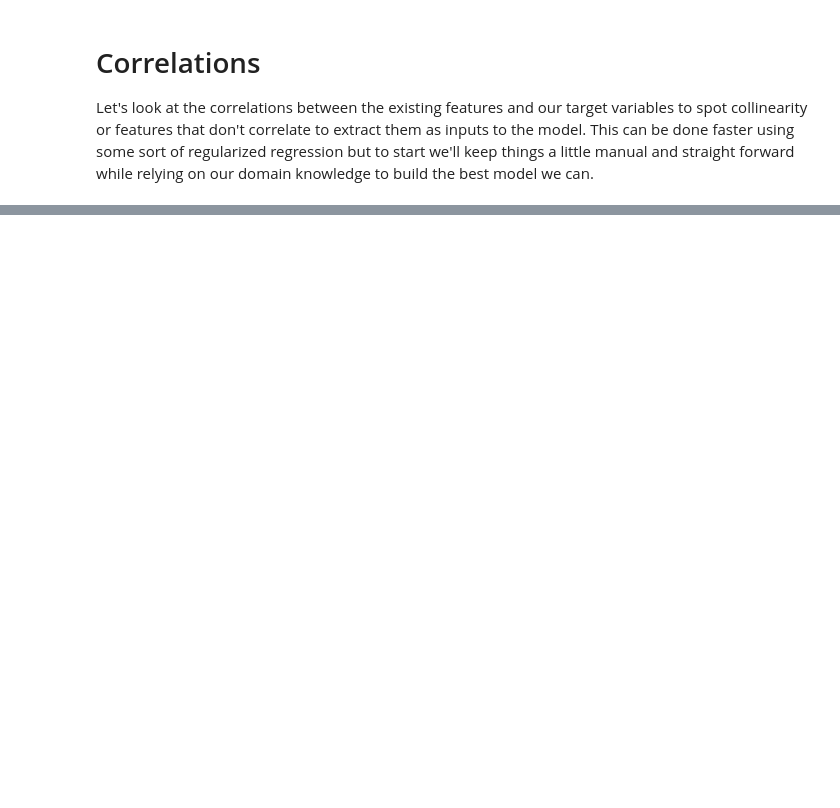
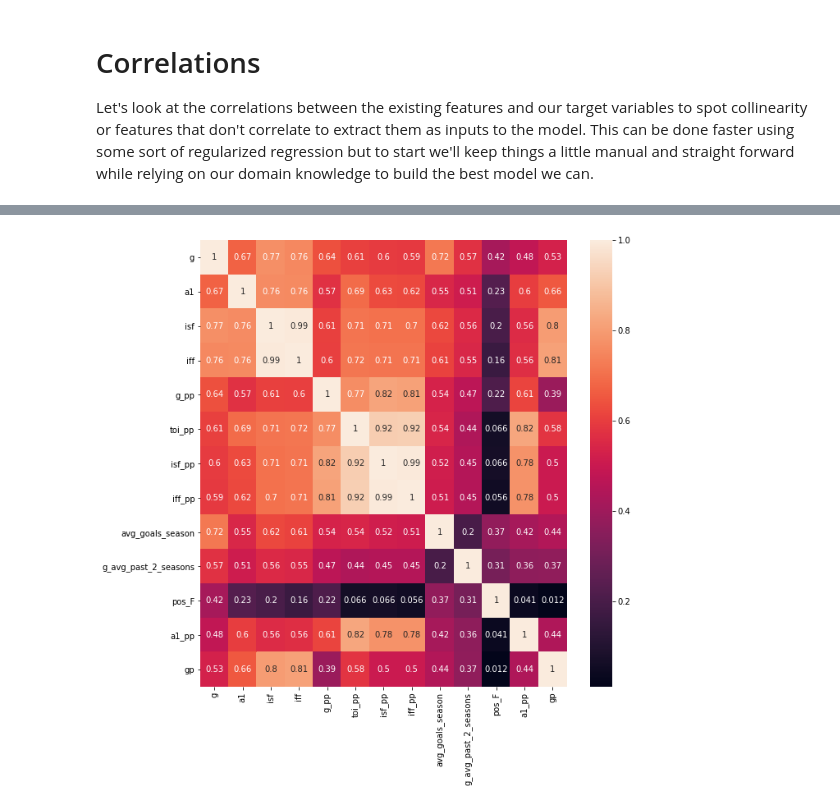
Before and after one commit to mcbarlowe/nhl_analysis, a Jupyter notebook: goal_predict_model.ipynb, the cells around one changed output, grey strips where cells are left out. Cells and saved outputs as stored; diff of their text form; code cells hidden in the pictures; blank space fills up the shorter version.

Commit message:
first version of baseline models done

```diff
--- a/goal_predict_model.ipynb
+++ b/goal_predict_model.ipynb
@@ -22,7 +42,7 @@ def group_data(df):
     df = df.groupby(groupby_columns)[agg_columns].sum().reset_index()
     return df
 
-all_sits_df = group_data(all_sits_df)
+ev_df = group_data(ev_df)
 pp_df = group_data(pp_df)
 # %%
 #join the pp stats to the regular stats
@@ -40,3 +148,15 @@ next_df = total_df.merge(total_df[['api_id', 'season', 'prev_season', 'g', 'seas
+# %%
+next_df = next_df.replace(np.nan, 0)
+feature_columns = ['next_season_age',
+                   'g', 'a1', 'a2', 'toi', 'gp', 'isf', 'iff', 'g_pp', 'a1_pp', 'a2_pp',
+                   'toi_pp', 'isf_pp', 'iff_pp', 'season_next', 'pos_D',
+                   'pos_D/F', 'pos_F', 'toi_gp', 'sh_percent', 'sh_percent_pp', 'avg_goals_season',
+                   'avg_sh_perc', 'sh_perc_diff', 'g_avg_past_2_seasons']
+
+
+x_train, x_test, y_train, y_test = train_test_split(next_df[feature_columns],
+                                                    next_df[['total_goals_next']],
+                                                    test_size=0.2, random_state=8675309)
 # %% [markdown]
 # Correlations
 
@@ -125,11 +163,0 @@ next_df.columns = renamed_columns
-# %%
-next_df = next_df.replace(np.nan, 0)
-feature_columns = ['next_season_age',
-                   'g', 'a1', 'a2', 'toi', 'gp', 'isf', 'iff', 'g_pp', 'a1_pp', 'a2_pp',
-                   'toi_pp', 'isf_pp', 'iff_pp', 'season_next', 'pos_D',
-                   'pos_D/F', 'pos_F', 'toi_gp', 'sh_percent', 'sh_percent_pp', 'avg_goals_season',
-                   'avg_sh_perc', 'sh_perc_diff', 'g_avg_past_2_seasons']
-
-from sklearn.model_selection import train_test_split
-x_train, x_test, y_train, y_test = train_test_split(
-    next_df[feature_columns], next_df[['g_next']], test_size=0.2, random_state=42)
@@ -602,0 +183,8 @@ f_more_goals/total_f_seasons
+# %%
+#have to use f_classif because there are negative numbers
+'''
+Selecting the ten best features using ANOVA f test and then will compare a regular linear regression results
+to that of Lasso/Ridge/ElasticNet
+'''
+KBest = SelectKBest(score_func = f_classif, k=10)
+KBest = KBest.fit(x_train, y_train.values[:,0])
@@ -602,0 +194,8 @@ f_more_goals/total_f_seasons
+# %%
+corr_matrix = x_train.loc[:, list(x_train.columns[KBest.get_support()]) + ['pos_F', 'a1_pp', 'gp']].corr()
+# Draw the heatmap
+fig, ax = plt.subplots(figsize=(10,10))
+sns.heatmap(corr_matrix, annot=True, fmt='.2g')
+plt.show()
+# %% [output]
+[figure, added]
```
Also changed, not shown: parts of 94 cells of this notebook, 3 other files.
